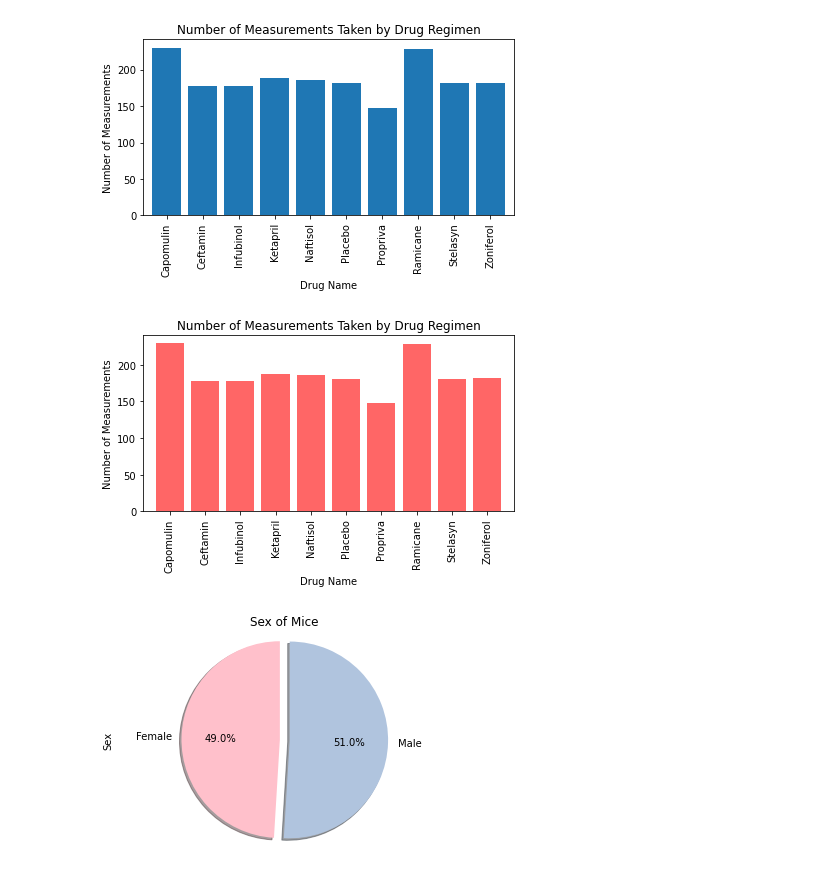
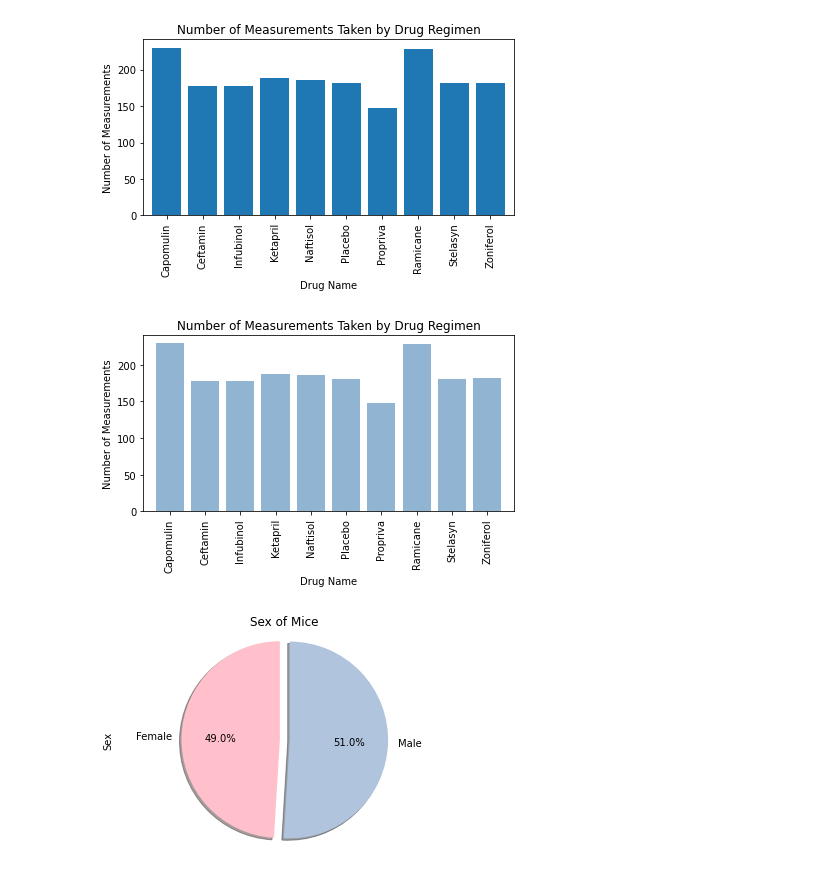
Before and after one commit to RobinWaves/matplotlib-challenge, a Jupyter notebook: pymaceuticals.ipynb, the cells around one changed output. Drawn from its saved outputs; the diff is of its cells as text; code cells hidden in the pictures.

```diff
--- a/pymaceuticals.ipynb
+++ b/pymaceuticals.ipynb
@@ -144,24 +144,24 @@ plt.show()
 # %%
 # Generate a bar plot showing the total number of measurements taken on each drug regimen using pyplot.
 x_axis = np.arange(len(drug_group))
 
-plt.bar(x_axis, drug_count, color='r', alpha=0.6, align="center")
+plt.bar(x_axis, drug_count, color='steelblue', alpha=0.6, align="center")
 plt.xticks(x_axis, drug_count.index, rotation="vertical")
 
 # Set x and y limits
 plt.xlim(-0.75, len(drug_group)-.25)
 plt.ylim(0, max(drug_count)+10)
 
 # Set a Title and labels
 plt.title("Number of Measurements Taken by Drug Regimen")
 plt.xlabel("Drug Name")
 plt.ylabel("Number of Measurements")
 
 # show the graph
 plt.tight_layout()
 plt.show()
 # %% [output]
-[figure, old version]
+[figure, new version]
 # %%
 # Generate a pie plot showing the distribution of female versus male mice using pandas
 gender_group = clean_mouse.groupby('Sex')
```
Also changed, not shown: parts of 3 cells of this notebook.
